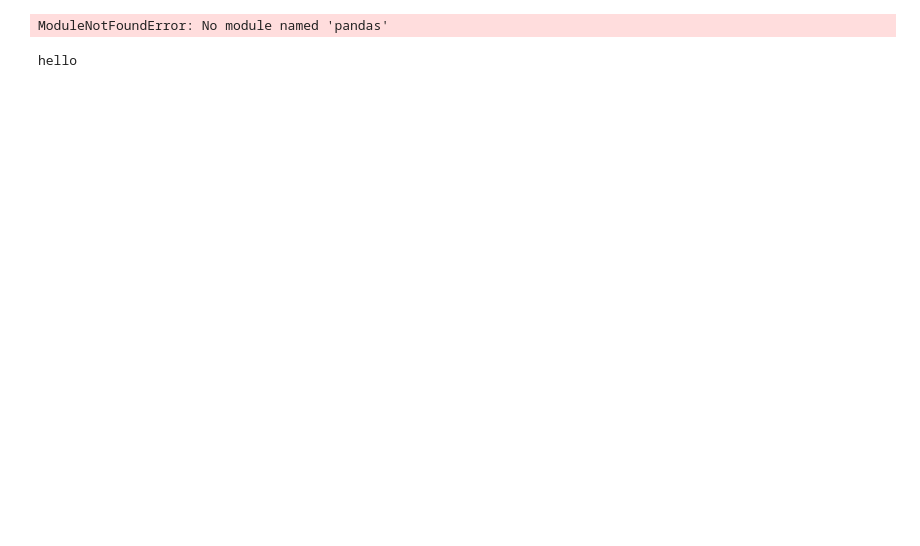
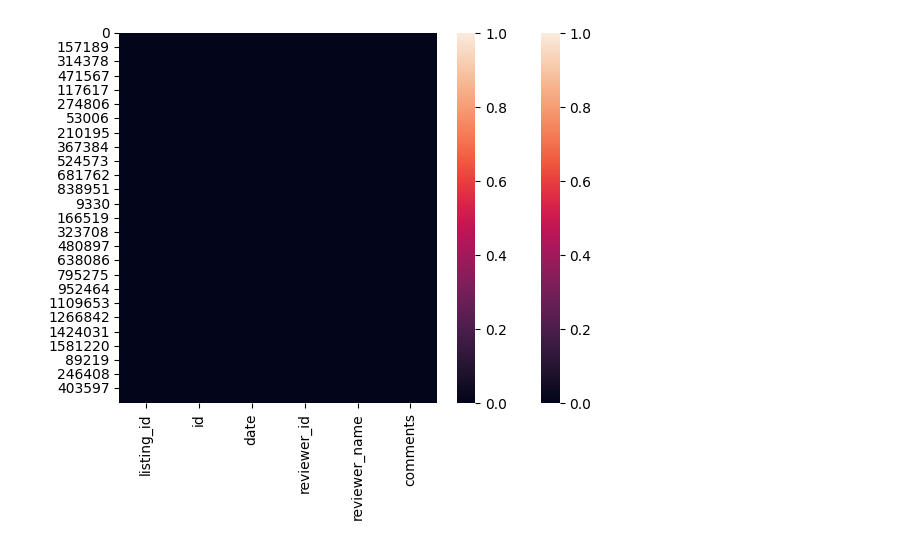
Before and after one commit to Hackyeahh/CISC-351-Group-10, a Jupyter notebook: data-processing.ipynb, the cells around one changed output. Drawn from its saved outputs; the diff is of its cells as text; code cells hidden in the pictures; blank space fills up the shorter version.

```diff
--- a/data-processing.ipynb
+++ b/data-processing.ipynb
@@ -9,17 +25,11 @@ hell o
 # %%
-import pandas as pd
+
 
 # Replace 'your_dataset.csv' with the path to your CSV file
-file_path = './raw_data/listings (1).csv.gz'
+file_path = './raw-dataset/nyc_listings.csv'
 
 # Read the CSV file into a DataFrame
 df = pd.read_csv(file_path)
 
 # Output the first 5 rows of the DataFrame
-print(df.head())
+df
-# %% [output]
-ModuleNotFoundError: No module named 'pandas'
-# %%
-print("hello")
-# %% [output]
-hello
@@ -25,0 +61,8 @@ hello
+# %%
+def visualize_missing_values(df):
+    sns.heatmap(df.isnull())
+
+
+visualize_missing_values(reviews)
+# %% [output]
+[figure, added]
```
Also changed, not shown: parts of 10 cells of this notebook, 1 other file.
